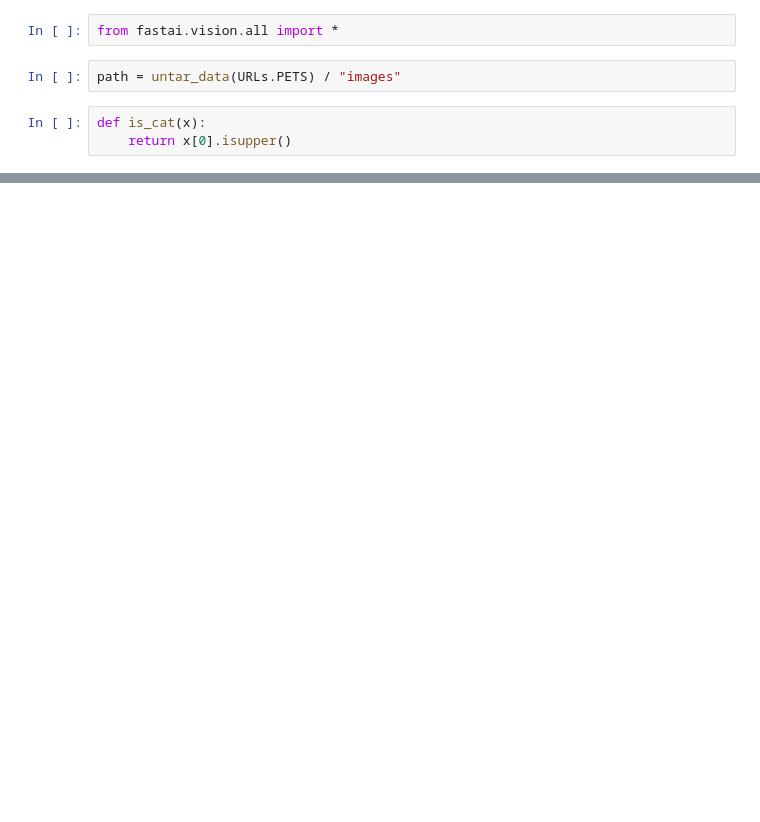
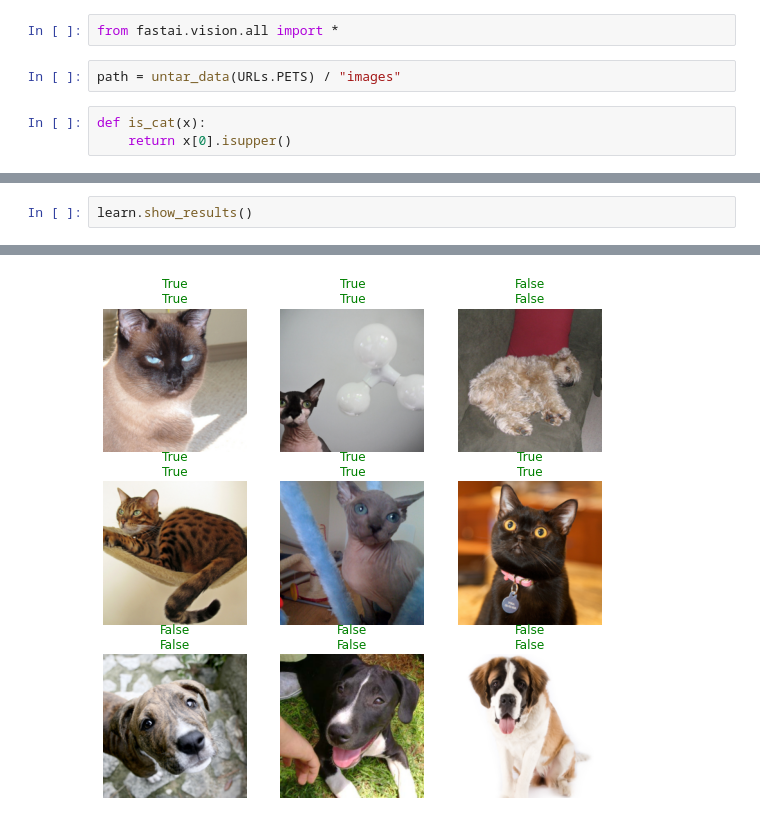
Before and after one commit to hoelzl/ml-for-programmers, a Jupyter notebook: notebooks/cats_vs_dogs.ipynb, the cells around one changed output, grey strips where cells are left out. Saved outputs shown, nothing was run; the diff lists cells and outputs as text; blank space fills up the shorter version.

```diff
--- a/notebooks/cats_vs_dogs.ipynb
+++ b/notebooks/cats_vs_dogs.ipynb
@@ -19,0 +28,3 @@ learn.fine_tune(1)
+# %%
+learn.show_results()
+# %% [output]
@@ -19,0 +32 @@ learn.fine_tune(1)
+[figure, added]
```
Also changed, not shown: parts of 5 cells of this notebook, 6 other files.
